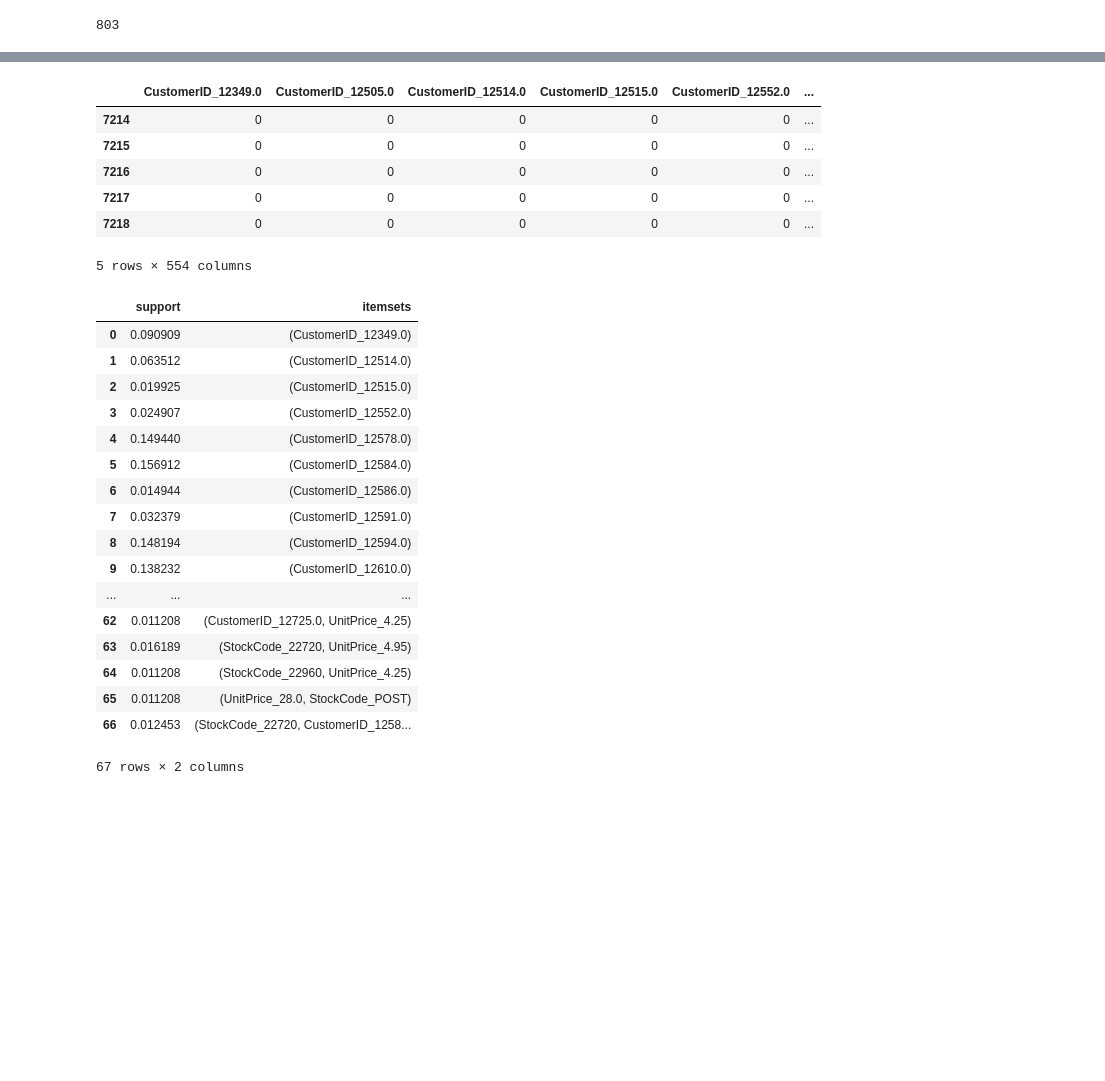
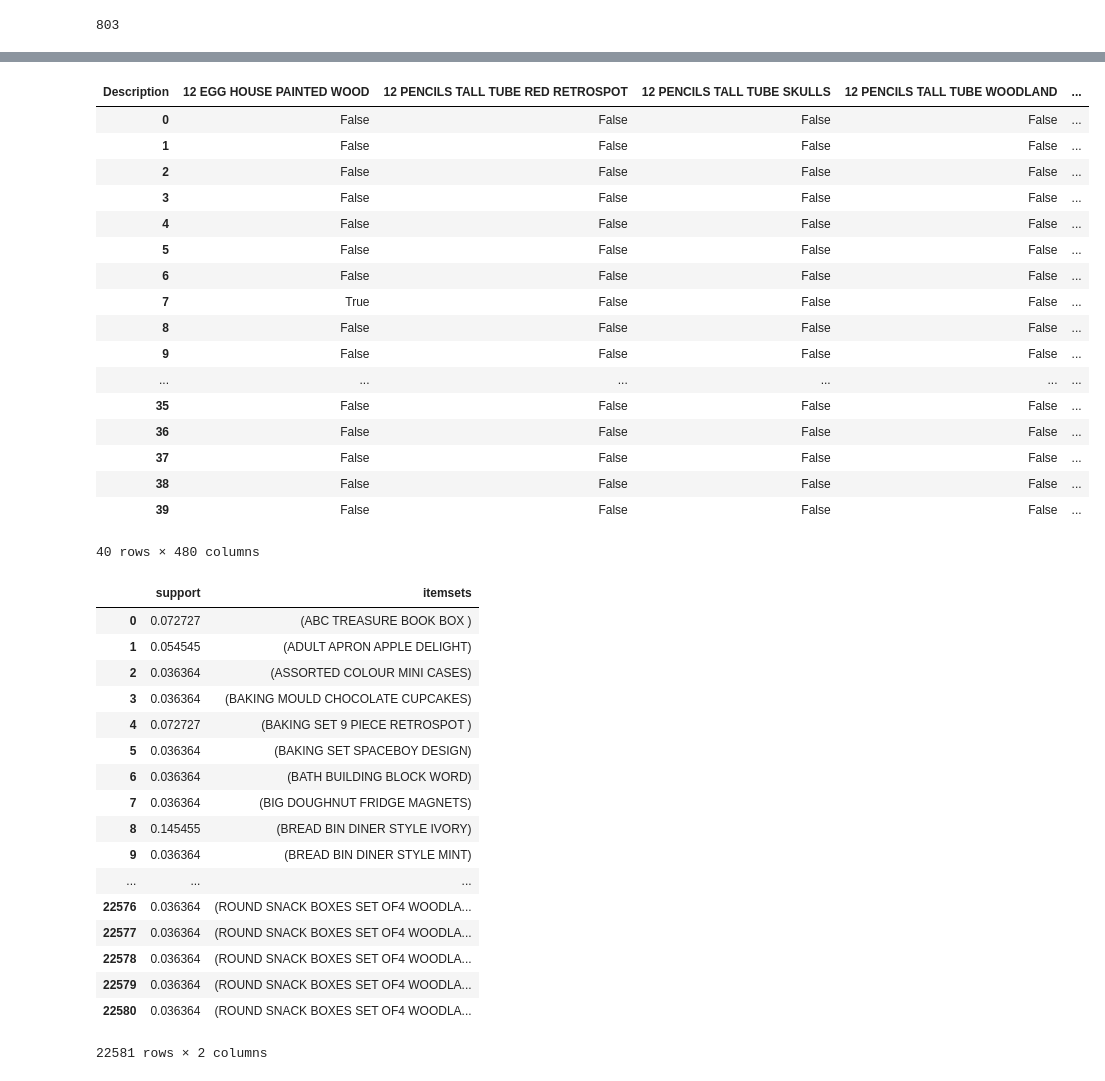
Before and after one commit to BrunoICardoso/DataScience, a Jupyter notebook: machine-learning-1/Trabalho 3 - Regras de Associação.ipynb, the cells around one changed output, grey strips where cells are left out. Cells and saved outputs as stored; diff of their text form; code cells hidden in the pictures; blank space fills up the shorter version.

Commit message:
Pre-processing Invoice X products

```diff
--- a/machine-learning-1/Trabalho 3 - Regras de Associação.ipynb
+++ b/machine-learning-1/Trabalho 3 - Regras de Associação.ipynb
@@ -41,0 +77,3 @@ df_italy['CustomerID'] = df_italy['CustomerID'].astype('str')
+# %%
+df_italy['Quantity'] = df_italy['Quantity'].astype('bool')
+df_italy.head(12)
@@ -41,0 +94,3 @@ df_italy['CustomerID'] = df_italy['CustomerID'].astype('str')
+# %%
+df_italy = df_italy.pivot(index='InvoiceNo', columns='Description', values="Quantity")
+df_italy.head(10)
@@ -41,0 +111,3 @@ df_italy['CustomerID'] = df_italy['CustomerID'].astype('str')
+# %%
+df_italy = df_italy.fillna(False)
+df_italy.head(5)
@@ -41,0 +123,3 @@ df_italy['CustomerID'] = df_italy['CustomerID'].astype('str')
+# %%
+df_italy.reset_index(drop = True, inplace = True)
+df_italy
@@ -42,37 +145,48 @@ df_italy['CustomerID'] = df_italy['CustomerID'].astype('str')
 # %%
 df1 = pd.get_dummies(df_italy)
-df1.head()
+df1.head(40)
 # %% [output]
-|  | CustomerID_12349.0 | CustomerID_12505.0 | CustomerID_12514.0 | CustomerID_12515.0 | CustomerID_12552.0 | ... |
-| 7214 | 0 | 0 | 0 | 0 | 0 | ... |
-| 7215 | 0 | 0 | 0 | 0 | 0 | ... |
-| 7216 | 0 | 0 | 0 | 0 | 0 | ... |
-| 7217 | 0 | 0 | 0 | 0 | 0 | ... |
-| 7218 | 0 | 0 | 0 | 0 | 0 | ... |
+| Description | 12 EGG HOUSE PAINTED WOOD | 12 PENCILS TALL TUBE RED RETROSPOT | 12 PENCILS TALL TUBE SKULLS | 12 PENCILS TALL TUBE WOODLAND | ... |
+| 0 | False | False | False | False | ... |
+| 1 | False | False | False | False | ... |
+| 2 | False | False | False | False | ... |
+| 3 | False | False | False | False | ... |
+| 4 | False | False | False | False | ... |
+| 5 | False | False | False | False | ... |
+| 6 | False | False | False | False | ... |
+| 7 | True | False | False | False | ... |
+| 8 | False | False | False | False | ... |
+| 9 | False | False | False | False | ... |
+| ... | ... | ... | ... | ... | ... |
+| 35 | False | False | False | False | ... |
+| 36 | False | False | False | False | ... |
+| 37 | False | False | False | False | ... |
+| 38 | False | False | False | False | ... |
+| 39 | False | False | False | False | ... |
-5 rows × 554 columns
+40 rows × 480 columns
 # %%
 #encontrando regras com no mínimo 5% de suporte
-frequent_items = apriori(df1, min_support=0.01, use_colnames=True)
+frequent_items = apriori(df1, min_support=0.02, use_colnames=True)
 frequent_items
 # %% [output]
 |  | support | itemsets |
-| 0 | 0.090909 | (CustomerID_12349.0) |
-| 1 | 0.063512 | (CustomerID_12514.0) |
-| 2 | 0.019925 | (CustomerID_12515.0) |
-| 3 | 0.024907 | (CustomerID_12552.0) |
-| 4 | 0.149440 | (CustomerID_12578.0) |
-| 5 | 0.156912 | (CustomerID_12584.0) |
-| 6 | 0.014944 | (CustomerID_12586.0) |
-| 7 | 0.032379 | (CustomerID_12591.0) |
-| 8 | 0.148194 | (CustomerID_12594.0) |
-| 9 | 0.138232 | (CustomerID_12610.0) |
+| 0 | 0.072727 | (ABC TREASURE BOOK BOX ) |
+| 1 | 0.054545 | (ADULT APRON APPLE DELIGHT) |
+| 2 | 0.036364 | (ASSORTED COLOUR MINI CASES) |
+| 3 | 0.036364 | (BAKING MOULD CHOCOLATE CUPCAKES) |
+| 4 | 0.072727 | (BAKING SET 9 PIECE RETROSPOT ) |
+| 5 | 0.036364 | (BAKING SET SPACEBOY DESIGN) |
+| 6 | 0.036364 | (BATH BUILDING BLOCK WORD) |
+| 7 | 0.036364 | (BIG DOUGHNUT FRIDGE MAGNETS) |
+| 8 | 0.145455 | (BREAD BIN DINER STYLE IVORY) |
+| 9 | 0.036364 | (BREAD BIN DINER STYLE MINT) |
 | ... | ... | ... |
-| 62 | 0.011208 | (CustomerID_12725.0, UnitPrice_4.25) |
-| 63 | 0.016189 | (StockCode_22720, UnitPrice_4.95) |
-| 64 | 0.011208 | (StockCode_22960, UnitPrice_4.25) |
-| 65 | 0.011208 | (UnitPrice_28.0, StockCode_POST) |
-| 66 | 0.012453 | (StockCode_22720, CustomerID_1258... |
+| 22576 | 0.036364 | (ROUND SNACK BOXES SET OF4 WOODLA... |
+| 22577 | 0.036364 | (ROUND SNACK BOXES SET OF4 WOODLA... |
+| 22578 | 0.036364 | (ROUND SNACK BOXES SET OF4 WOODLA... |
+| 22579 | 0.036364 | (ROUND SNACK BOXES SET OF4 WOODLA... |
+| 22580 | 0.036364 | (ROUND SNACK BOXES SET OF4 WOODLA... |
-67 rows × 2 columns
+22581 rows × 2 columns
 # %%
 #encontrar regras com lift maior que 1
 #rules = association_rules(frequent_items, metric='lift', min_threshold=1)
```
Also changed, not shown: parts of 12 cells of this notebook.
